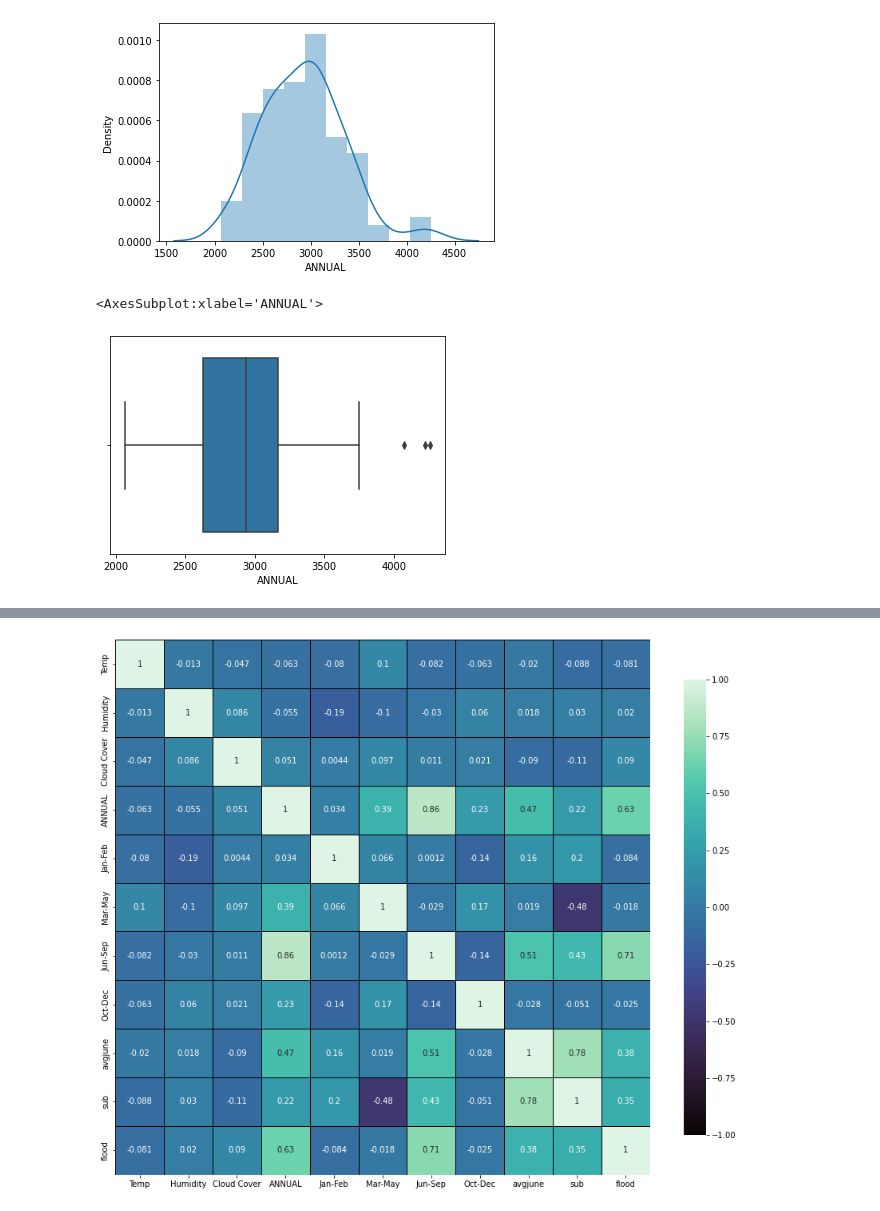
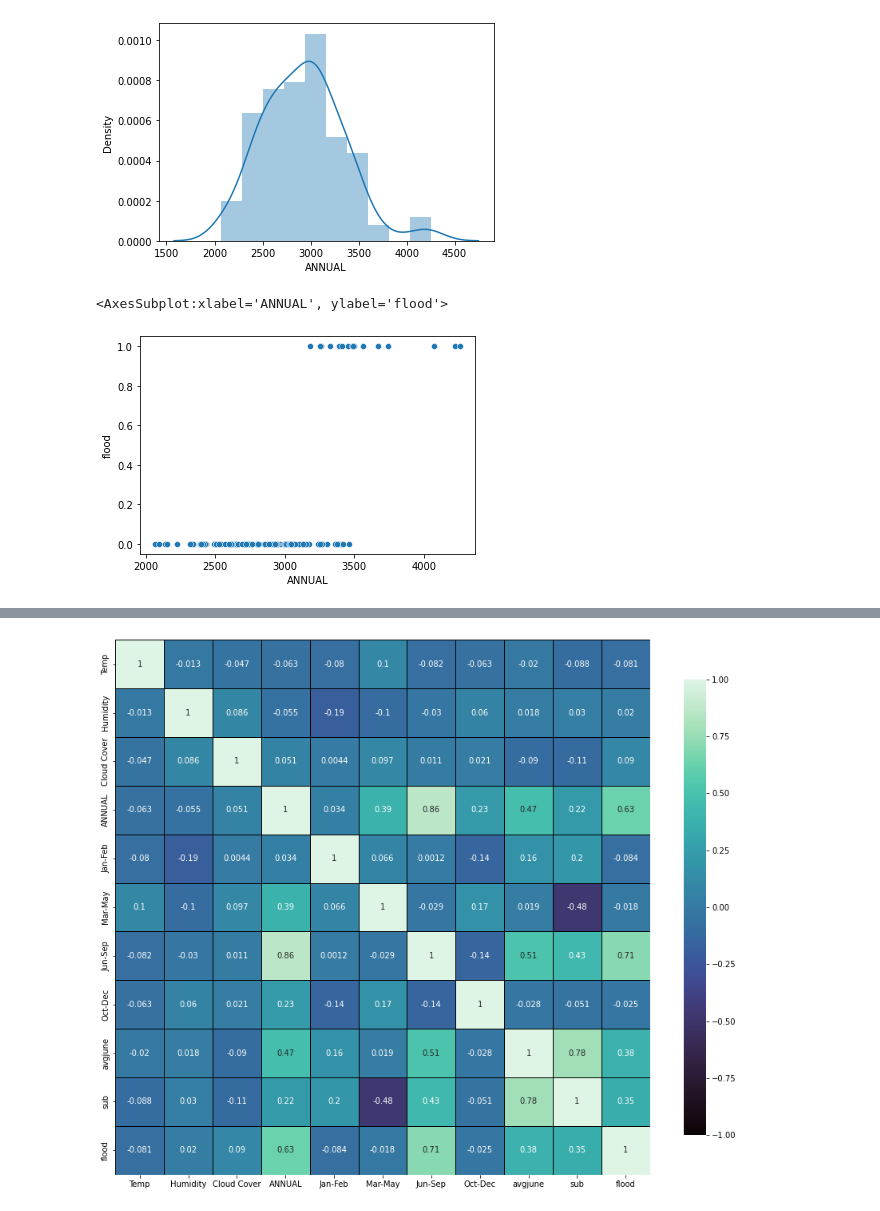
Before and after one commit to smartinternz02/SI-GuidedProject-50582-1653382527, a Jupyter notebook: Training/Floods.ipynb, the cells around one changed output, grey strips where cells are left out. Saved outputs shown, nothing was run; the diff lists cells and outputs as text; code cells hidden in the pictures.

```diff
--- a/Training/Floods.ipynb
+++ b/Training/Floods.ipynb
@@ -60,7 +61,7 @@ sns.distplot(data['ANNUAL'])
 <AxesSubplot:xlabel='ANNUAL', ylabel='Density'>
 [figure]
 # %%
-sns.boxplot(data['ANNUAL'])
+sns.scatterplot(x=data['ANNUAL'], y=data['flood'])
 # %% [output]
-<AxesSubplot:xlabel='ANNUAL'>
+<AxesSubplot:xlabel='ANNUAL', ylabel='flood'>
-[figure, old version]
+[figure, new version]
```
Also changed, not shown: parts of 37 cells of this notebook.
